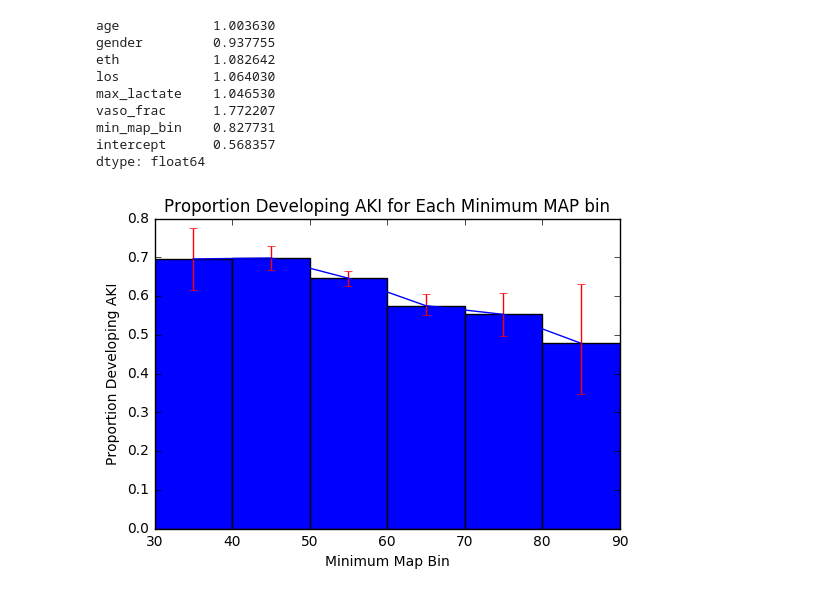
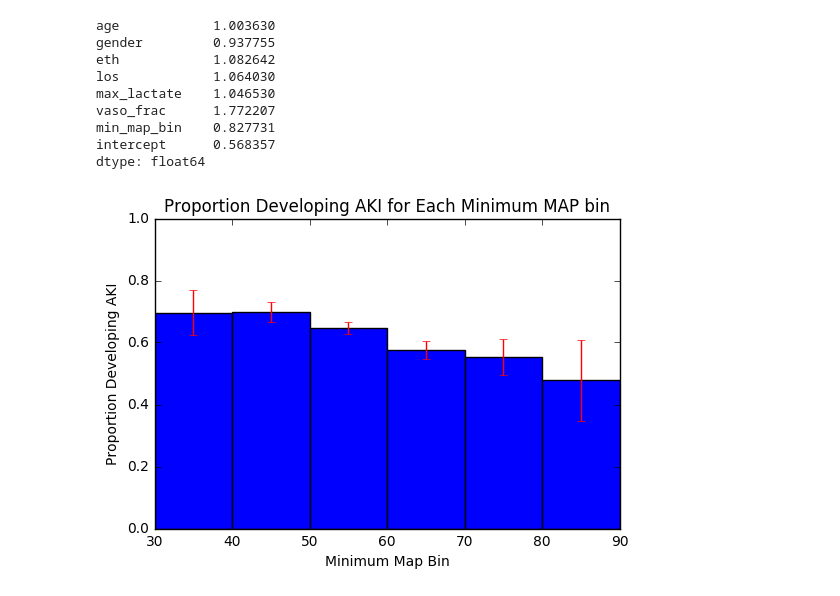
Before and after one commit to nalinimsingh/HST.953-AKI-Prediction, a Jupyter notebook: data_analysis/chen_final_analysis.ipynb, the cells around one changed output. Saved outputs shown, nothing was run; the diff lists cells and outputs as text; code cells hidden in the pictures.

Commit message:
fix bar graph

```diff
--- a/data_analysis/chen_final_analysis.ipynb
+++ b/data_analysis/chen_final_analysis.ipynb
@@ -170,26 +170,29 @@ for binnum in range(0, 7):
 # %%
 # Bar chart of fraction of patients developing AKI within 72 hours for each minimum MAP bin
 
 
 akiprops=np.zeros([7,3])
 for binnum in range(0,len(akimaptimes)):
     # First bootstrap the aki times
     binaries = np.append(np.ones(akinums[binnum,0]), np.zeros(akinums[binnum,1]))
 
     akiprops[binnum,:]= bootstrap_CI(binaries)
 
 relativeerrors = akiprops[:,[0,2]].transpose()
 for i in range(0,7):
     relativeerrors[:,i]=relativeerrors[:,i]-akiprops[i,1]
 relativeerrors = abs(relativeerrors)
 plt.bar(range(30, 81, 10), akinums[:-1,2], 10)
-plt.errorbar(range(35, 86, 10), akinums[:-1,2], relativeerrors[:,:-1], ecolor='red')
+plt.errorbar(range(35, 86, 10), akinums[:-1,2], relativeerrors[:,:-1], ecolor='red', linestyle='none')
 plt.xlabel('Minimum Map Bin')
 plt.ylabel('Proportion Developing AKI')
 plt.title('Proportion Developing AKI for Each Minimum MAP bin')
+axes = plt.gca()
+#axes.set_xlim([xmin,xmax])
+axes.set_ylim([0,1])
 plt.show()
 # %% [output]
-[figure, old version]
+[figure, new version]
 # %%
 # Scatter plot of minimum map achieved to time of AKI development from admission
 for i in range(0, len(akimaptimes)):
```
Also changed, not shown: parts of 3 cells of this notebook.
